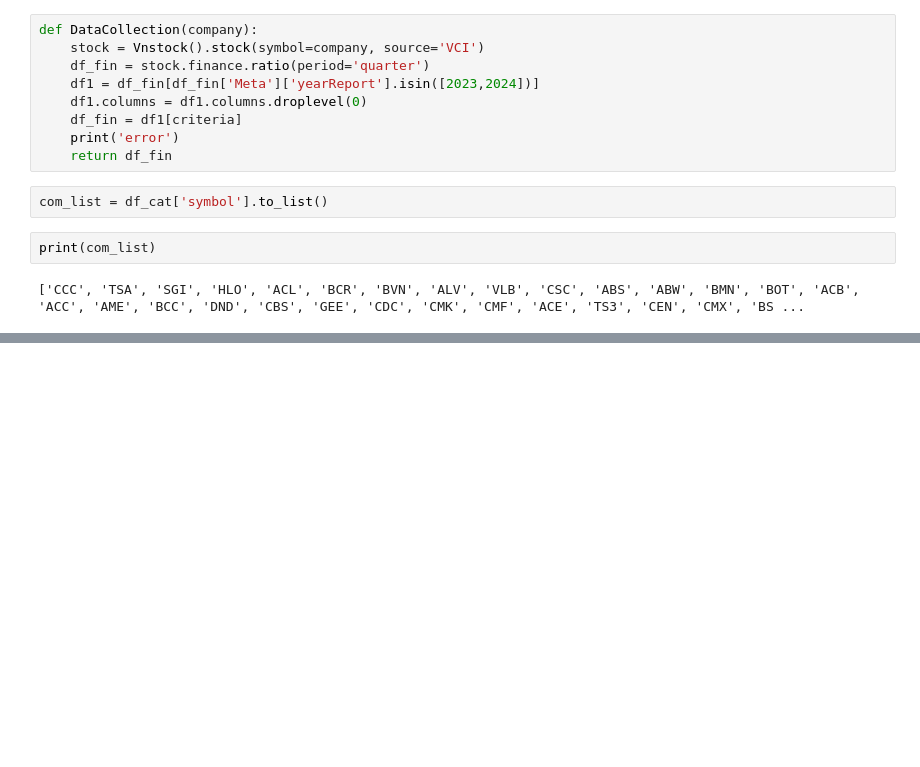
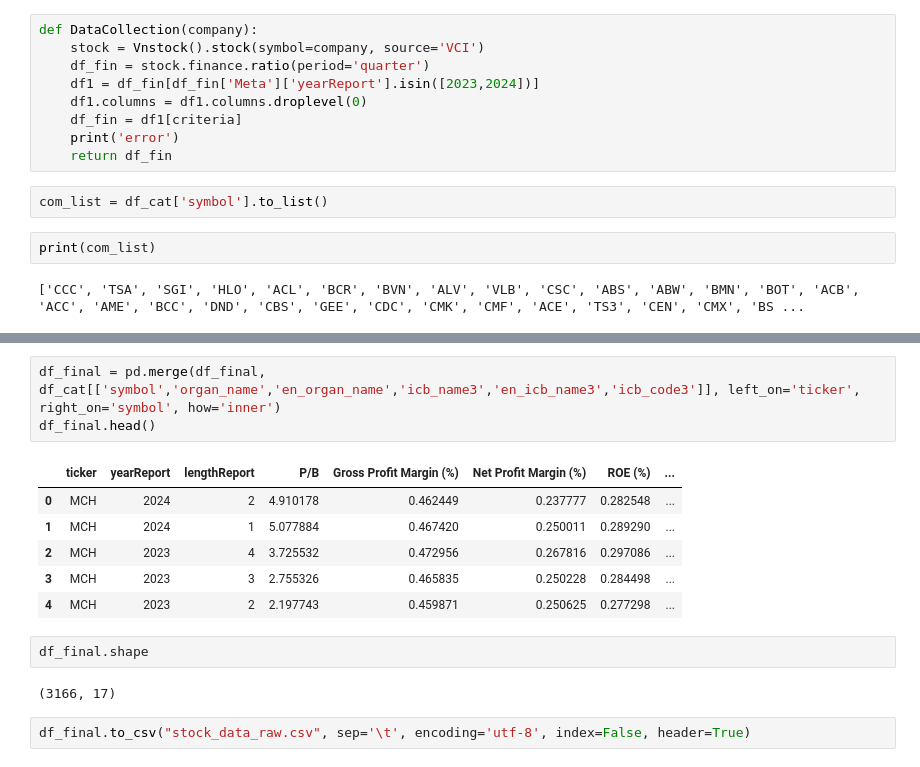
Before and after one commit to ndminh2003/Vietnam_Stock, a Jupyter notebook: stock-price-data-collection.ipynb, the cells around one changed output, grey strips where cells are left out. Saved outputs shown, nothing was run; the diff lists cells and outputs as text; blank space fills up the shorter version.

```diff
--- a/stock-price-data-collection.ipynb
+++ b/stock-price-data-collection.ipynb
@@ -214,0 +202,16 @@ df.to_csv('stock_by_category.csv')
+# %%
+df_final = pd.merge(df_final, df_cat[['symbol','organ_name','en_organ_name','icb_name3','en_icb_name3','icb_code3']], left_on='ticker', right_on='symbol', how='inner')
+df_final.head()
+# %% [output]
+|  | ticker | yearReport | lengthReport | P/B | Gross Profit Margin (%) | Net Profit Margin (%) | ROE (%) | ... |
+| 0 | MCH | 2024 | 2 | 4.910178 | 0.462449 | 0.237777 | 0.282548 | ... |
+| 1 | MCH | 2024 | 1 | 5.077884 | 0.467420 | 0.250011 | 0.289290 | ... |
+| 2 | MCH | 2023 | 4 | 3.725532 | 0.472956 | 0.267816 | 0.297086 | ... |
+| 3 | MCH | 2023 | 3 | 2.755326 | 0.465835 | 0.250228 | 0.284498 | ... |
+| 4 | MCH | 2023 | 2 | 2.197743 | 0.459871 | 0.250625 | 0.277298 | ... |
+# %%
+df_final.shape
+# %% [output]
+(3166, 17)
+# %%
+df_final.to_csv("stock_data_raw.csv", sep='\t', encoding='utf-8', index=False, header=True)
```
Also changed, not shown: parts of 8 cells of this notebook.
